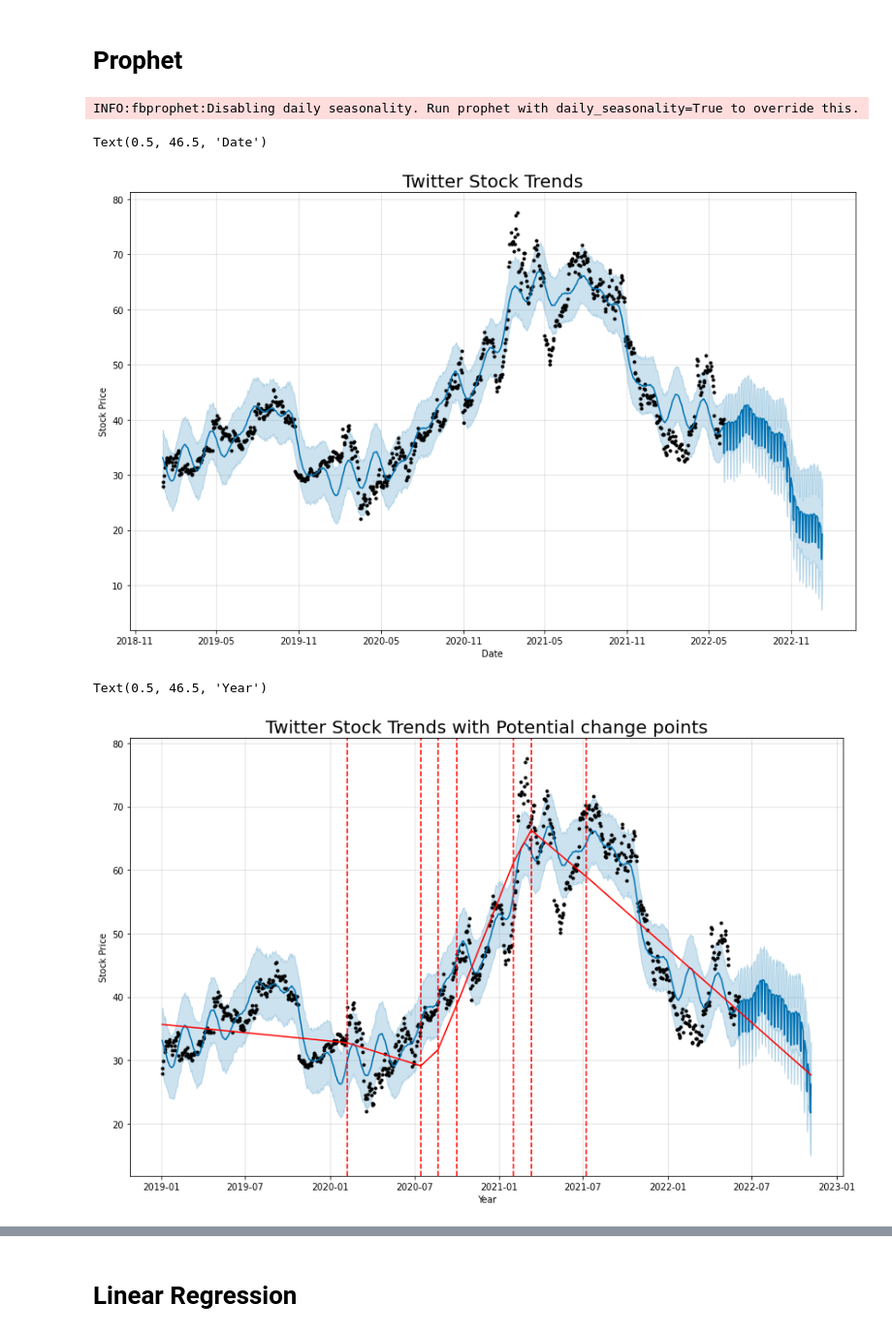
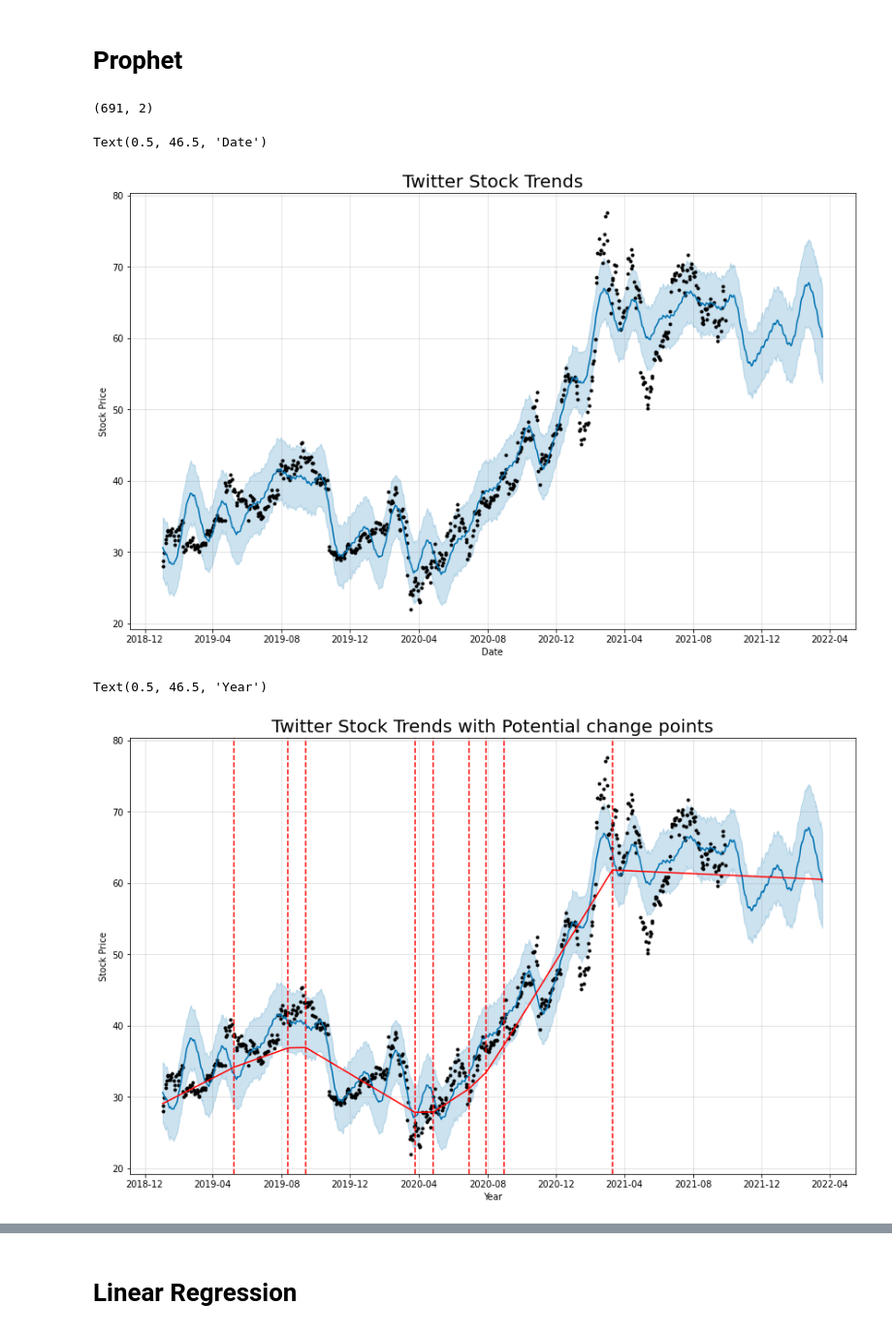
Before and after one commit to natalied0000/Stock-Value-Prediction-with-LSTM, a Jupyter notebook: machine_learning_stock.ipynb, the cells around one changed output, grey strips where cells are left out. Shown at 97% size. Drawn from its saved outputs; the diff is of its cells as text; code cells hidden in the pictures.

```diff
--- a/machine_learning_stock.ipynb
+++ b/machine_learning_stock.ipynb
@@ -23,0 +36,5 @@ df.head()
+# %%
+df_lstm = pd.read_csv('/content/TWTR (1).csv', index_col='Date')
+df_lstm.Date=[dt.datetime.strptime(d, '%Y-%m-%d').date() for d in df_lstm.index.values]
+
+df_lstm.head()
@@ -47,3 +72,14 @@ df.describe()
 | 50% | 39.790001 | 40.439999 | 39.250000 | 39.779999 | 39.779999 | 1.524290e+07 |
 | 75% | 51.995001 | 52.855000 | 50.575001 | 51.895000 | 51.895000 | 2.115005e+07 |
 | max | 78.360001 | 80.750000 | 76.050003 | 77.629997 | 77.629997 | 2.684654e+08 |
+# %%
+plt.rcParams['figure.figsize']=(18,12)
+x=[dt.datetime.strptime(d, '%Y-%m-%d').date() for d in df_lstm.index.values]
+plt.plot(x, df_lstm['Open'], label='Open')
+plt.plot(x,df_lstm['Close'], label='Close')
+
+plt.xlabel('Time Scale')
+plt.ylabel('Scale USD')
+plt.legend()
+plt.gcf().autofmt_xdate()
+plt.show()
@@ -75,38 +116,40 @@ INFO:matplotlib.category:Using categorical units to plot a list of strings that
 
 # Prophet
 # %%
+data = df_lstm.filter(['Close'])
 data_train=data.reset_index()
+data_train = data_train[:691]
+
 data = pd.DataFrame(pd.np.empty((0, 2)))
-data = df.filter(['Close'])
-
 data_train.columns=['ds','y']
+data_train.shape
+# %% [output]
+(691, 2)
 # %%
 from fbprophet import Prophet
 from fbprophet.plot import add_changepoints_to_plot
 
+prophet=Prophet()
+prophet = Prophet(yearly_seasonality=True, weekly_seasonality=True, daily_seasonality=True)
+prophet.fit(data_train[['ds','y']]);
 
-model=Prophet()
-model.fit(data_train) ##Fitting our data
-
-future=model.make_future_dataframe(periods=157)
-predict=model.predict(future)
+future=prophet.make_future_dataframe(periods=172)
+predict=prophet.predict(future)
-# %% [output]
-INFO:fbprophet:Disabling daily seasonality. Run prophet with daily_seasonality=True to override this.
 # %%
-fig1=model.plot(predict,figsize=(12,7.5))
+fig1=prophet.plot(predict,figsize=(12,7.5))
 plt.title('Twitter Stock Trends',fontsize=20)
 plt.ylabel('Stock Price')
 plt.xlabel('Date')
 # %% [output]
 Text(0.5, 46.5, 'Date')
-[figure, old version]
+[figure, new version]
 # %%
-fig = model.plot(predict,figsize=(12,7.5))
-a = add_changepoints_to_plot(fig.gca(), model, predict)
+fig = prophet.plot(predict,figsize=(12,7.5))
+a = add_changepoints_to_plot(fig.gca(), prophet, predict)
 plt.title('Twitter Stock Trends with Potential change points',fontsize=20)
 plt.ylabel('Stock Price')
 plt.xlabel('Year')
 # %% [output]
 Text(0.5, 46.5, 'Year')
-[figure, old version]
+[figure, new version]
 # %%
```
Also changed, not shown: parts of 49 cells of this notebook.
